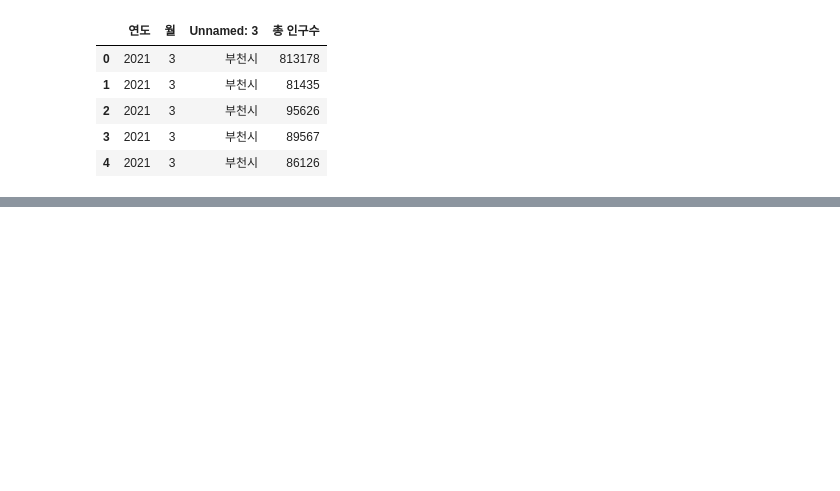
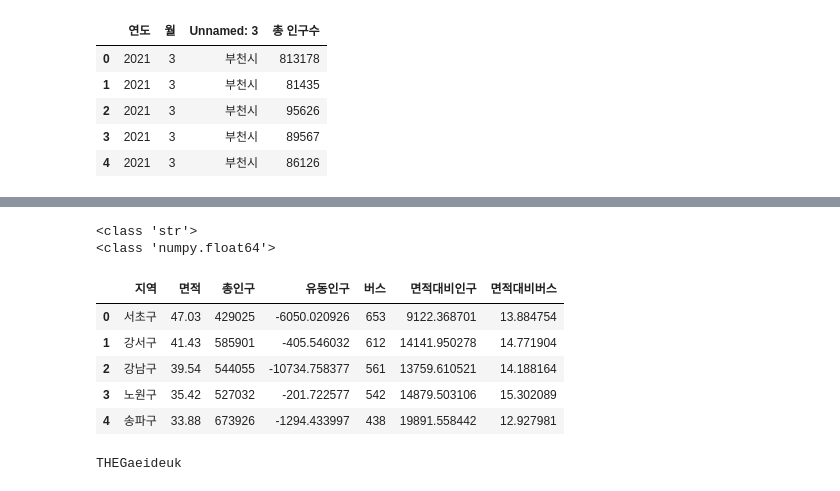
Before and after one commit to so02e/bucheon, a Jupyter notebook: won_compare.ipynb, the cells around one changed output, grey strips where cells are left out. Cells and saved outputs as stored; diff of their text form; code cells hidden in the pictures; blank space fills up the shorter version.

```diff
--- a/won_compare.ipynb
+++ b/won_compare.ipynb
@@ -108,0 +433,18 @@ seoul_bus.head(5)
+# %%
+print(type(total['총인구'][0]))
+print(type(total['면적'][0]))
+total['총인구'] = total['총인구'].apply(lambda x: int(re.sub(',', '', x)))
+# %% [output]
+<class 'str'>
+<class 'numpy.float64'>
+# %%
+total['면적대비인구'] = total['총인구'] / total['면적']
+total['면적대비버스'] = total['버스'] / total['면적']
+total.head(5)
+# %% [output]
+|  | 지역 | 면적 | 총인구 | 유동인구 | 버스 | 면적대비인구 | 면적대비버스 |
+| 0 | 서초구 | 47.03 | 429025 | -6050.020926 | 653 | 9122.368701 | 13.884754 |
+| 1 | 강서구 | 41.43 | 585901 | -405.546032 | 612 | 14141.950278 | 14.771904 |
+| 2 | 강남구 | 39.54 | 544055 | -10734.758377 | 561 | 13759.610521 | 14.188164 |
+| 3 | 노원구 | 35.42 | 527032 | -201.722577 | 542 | 14879.503106 | 15.302089 |
+| 4 | 송파구 | 33.88 | 673926 | -1294.433997 | 438 | 19891.558442 | 12.927981 |
@@ -108,0 +453,8 @@ seoul_bus.head(5)
+# %%
+from matplotlib import font_manager, rc
+font_path = "data/THEdog.ttf"   #폰트파일의 위치
+font_name = font_manager.FontProperties(fname=font_path).get_name()
+print(font_name)
+rc('font', family=font_name)
+# %% [output]
+THEGaeideuk
```
Also changed, not shown: parts of 32 cells of this notebook.
